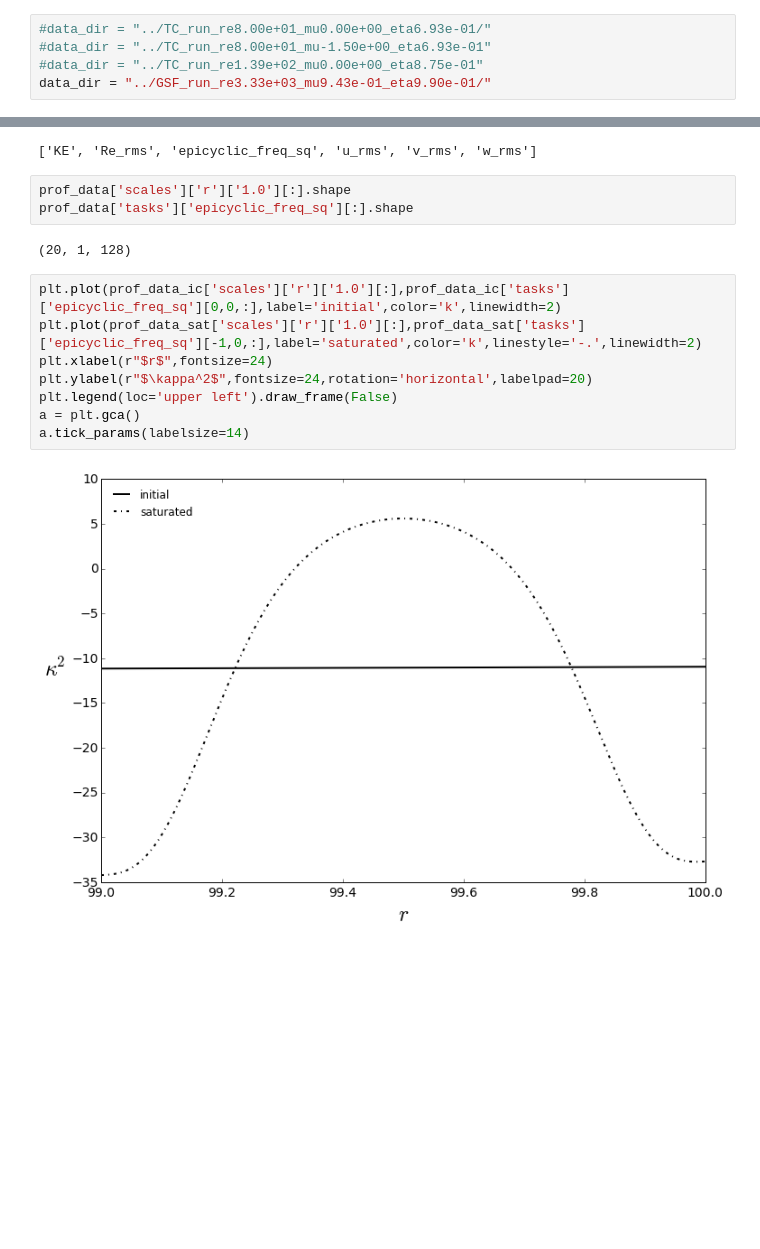
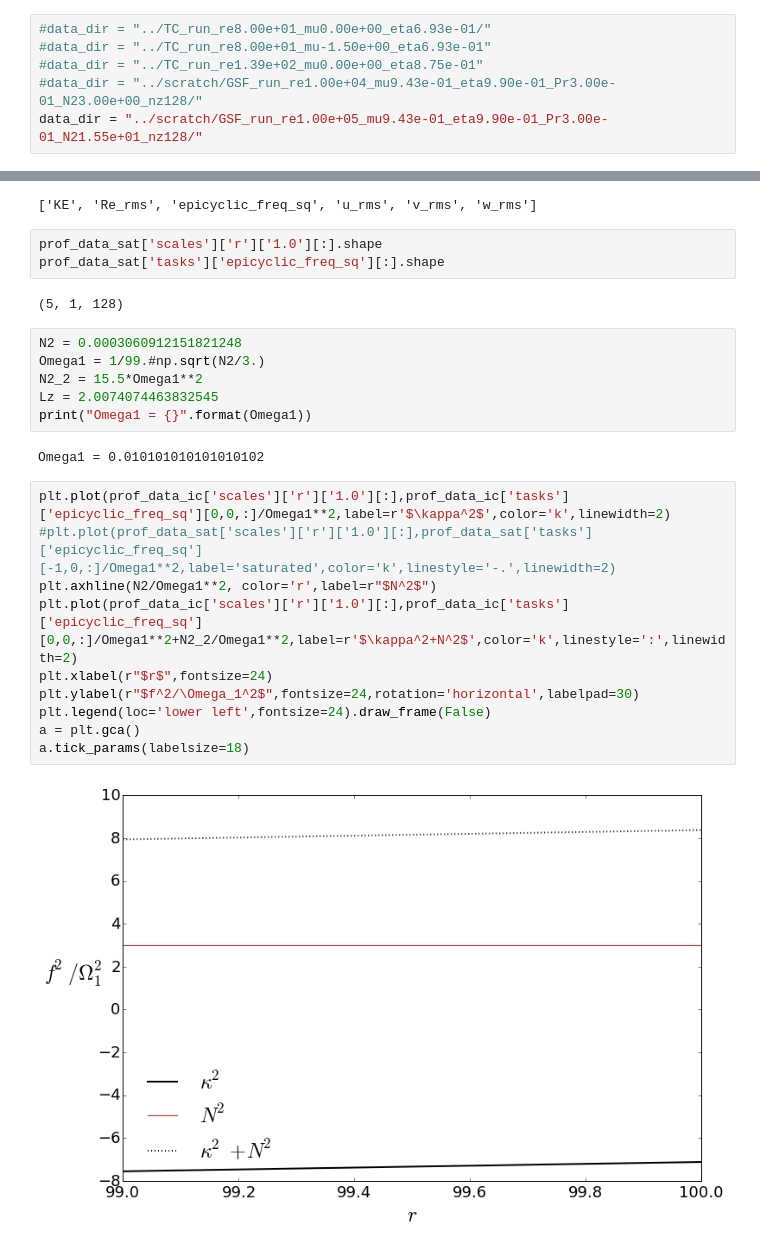
Before and after one commit to jsoishi/gsf_project, a Jupyter notebook: python/notebooks/GSF_analysis.ipynb, the cells around one changed output, grey strips where cells are left out. Cells and saved outputs as stored; diff of their text form; blank space fills up the shorter version.

```diff
--- a/python/notebooks/GSF_analysis.ipynb
+++ b/python/notebooks/GSF_analysis.ipynb
@@ -11,7 +11,8 @@ plt.rcParams['figure.figsize'] = (12.0, 8.0)
 #data_dir = "../TC_run_re8.00e+01_mu0.00e+00_eta6.93e-01/"
 #data_dir = "../TC_run_re8.00e+01_mu-1.50e+00_eta6.93e-01"
 #data_dir = "../TC_run_re1.39e+02_mu0.00e+00_eta8.75e-01"
-data_dir = "../GSF_run_re3.33e+03_mu9.43e-01_eta9.90e-01/"
+#data_dir = "../scratch/GSF_run_re1.00e+04_mu9.43e-01_eta9.90e-01_Pr3.00e-01_N23.00e+00_nz128/"
+data_dir = "../scratch/GSF_run_re1.00e+05_mu9.43e-01_eta9.90e-01_Pr3.00e-01_N21.55e+01_nz128/"
 # %%
 slice_dir = os.path.join(data_dir,'slices')
 # %%
@@ -79,17 +70,27 @@ list(prof_data_ic['tasks'].keys())
 # %% [output]
 ['KE', 'Re_rms', 'epicyclic_freq_sq', 'u_rms', 'v_rms', 'w_rms']
 # %%
-prof_data['scales']['r']['1.0'][:].shape
-prof_data['tasks']['epicyclic_freq_sq'][:].shape
+prof_data_sat['scales']['r']['1.0'][:].shape
+prof_data_sat['tasks']['epicyclic_freq_sq'][:].shape
 # %% [output]
-(20, 1, 128)
+(5, 1, 128)
+# %%
+N2 = 0.0003060912151821248
+Omega1 = 1/99.#np.sqrt(N2/3.)
+N2_2 = 15.5*Omega1**2
+Lz = 2.0074074463832545
+print("Omega1 = {}".format(Omega1))
+# %% [output]
+Omega1 = 0.010101010101010102
 # %%
-plt.plot(prof_data_ic['scales']['r']['1.0'][:],prof_data_ic['tasks']['epicyclic_freq_sq'][0,0,:],label='initial',color='k',linewidth=2)
-plt.plot(prof_data_sat['scales']['r']['1.0'][:],prof_data_sat['tasks']['epicyclic_freq_sq'][-1,0,:],label='saturated',color='k',linestyle='-.',linewidth=2)
+plt.plot(prof_data_ic['scales']['r']['1.0'][:],prof_data_ic['tasks']['epicyclic_freq_sq'][0,0,:]/Omega1**2,label=r'$\kappa^2$',color='k',linewidth=2)
+#plt.plot(prof_data_sat['scales']['r']['1.0'][:],prof_data_sat['tasks']['epicyclic_freq_sq'][-1,0,:]/Omega1**2,label='saturated',color='k',linestyle='-.',linewidth=2)
+plt.axhline(N2/Omega1**2, color='r',label=r"$N^2$")
+plt.plot(prof_data_ic['scales']['r']['1.0'][:],prof_data_ic['tasks']['epicyclic_freq_sq'][0,0,:]/Omega1**2+N2_2/Omega1**2,label=r'$\kappa^2+N^2$',color='k',linestyle=':',linewidth=2)
 plt.xlabel(r"$r$",fontsize=24)
-plt.ylabel(r"$\kappa^2$",fontsize=24,rotation='horizontal',labelpad=20)
-plt.legend(loc='upper left').draw_frame(False)
+plt.ylabel(r"$f^2/\Omega_1^2$",fontsize=24,rotation='horizontal',labelpad=30)
+plt.legend(loc='lower left',fontsize=24).draw_frame(False)
 a = plt.gca()
-a.tick_params(labelsize=14)
+a.tick_params(labelsize=18)
 # %% [output]
-[figure, old version]
+[figure, new version]
```
Also changed, not shown: parts of 7 cells of this notebook, 2 other files.
